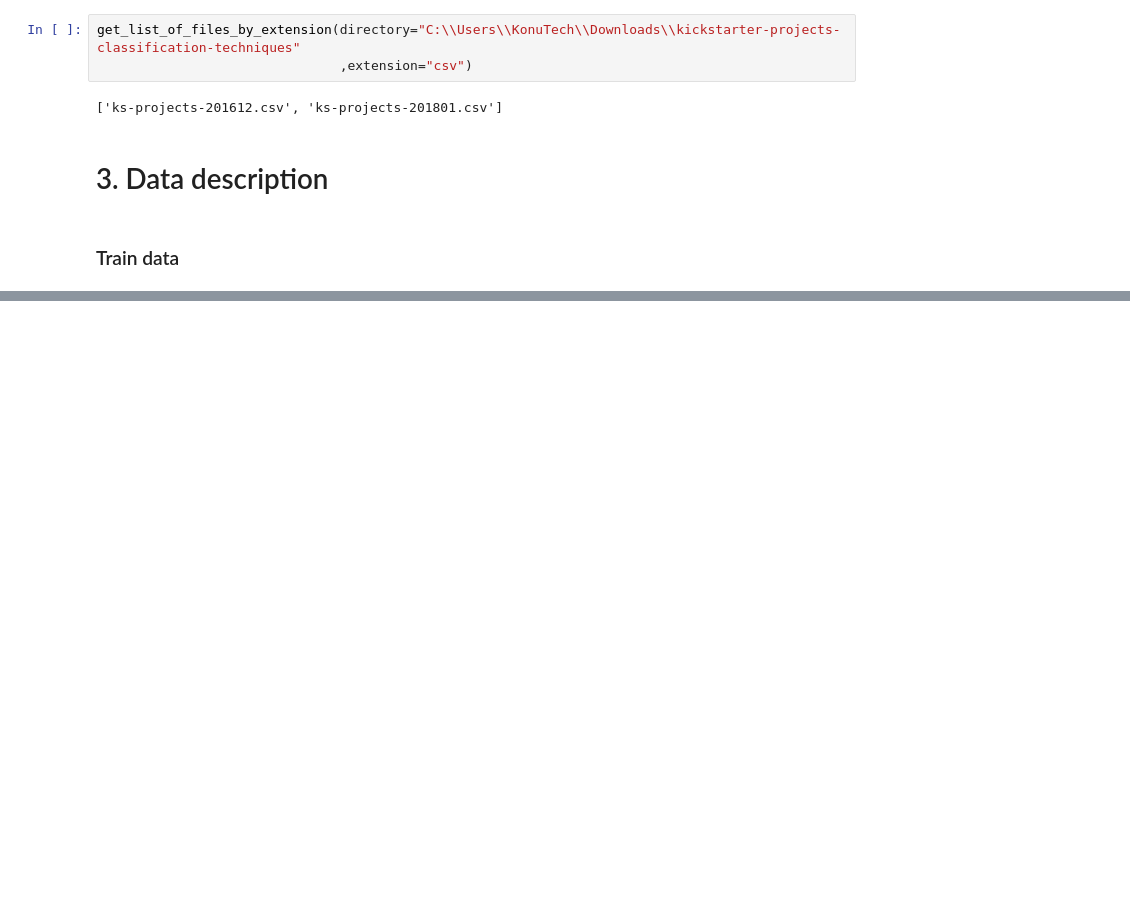
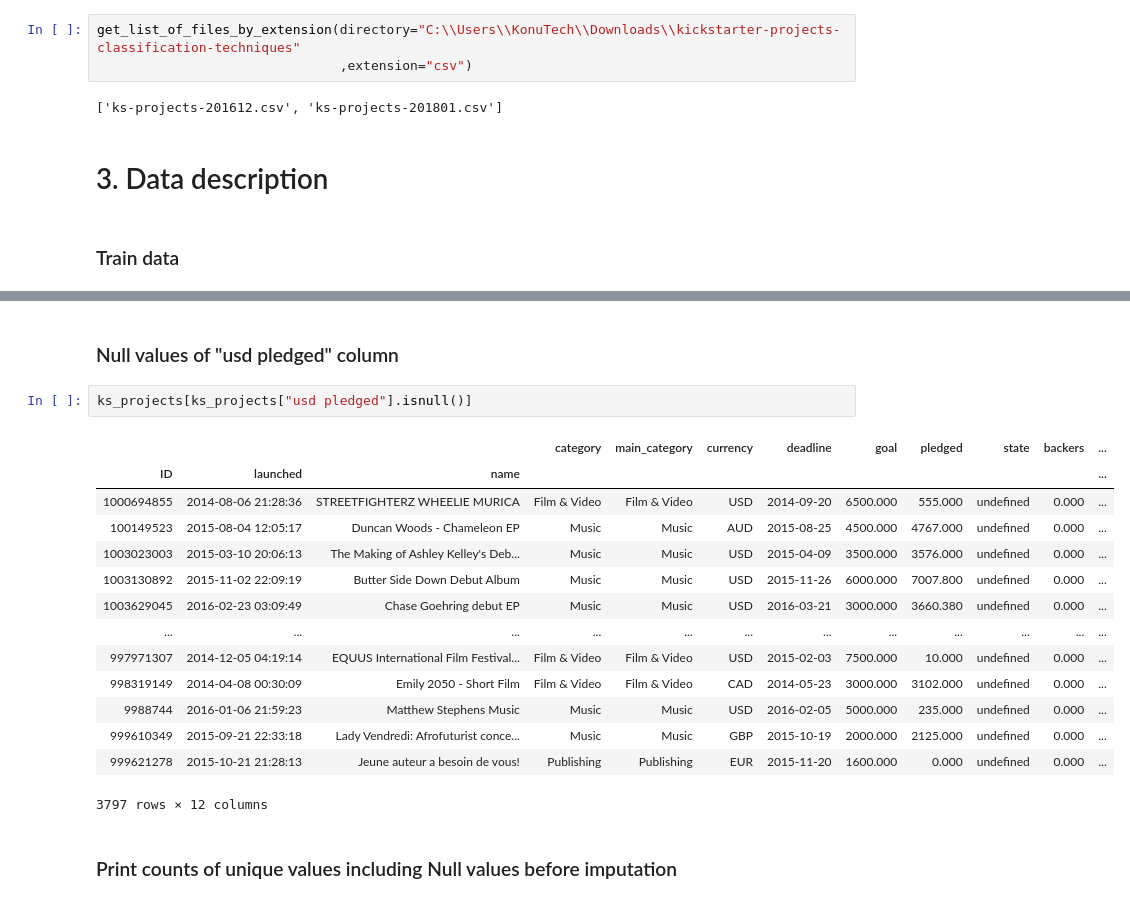
Before and after one commit to KonuTech/kickstarter-projects-classification-techniques, a Jupyter notebook: classification.ipynb, the cells around one changed output, grey strips where cells are left out. Cells and saved outputs as stored; diff of their text form; blank space fills up the shorter version.

```diff
--- a/classification.ipynb
+++ b/classification.ipynb
@@ -67,0 +118,21 @@ memory usage: 43.3+ MB
+# %% [markdown]
+### Null values of "usd pledged" column
+# %%
+ks_projects[ks_projects["usd pledged"].isnull()]
+# %% [output]
+|  |  |  | category | main_category | currency | deadline | goal | pledged | state | backers | ... |
+| ID | launched | name |  |  |  |  |  |  |  |  | ... |
+| 1000694855 | 2014-08-06 21:28:36 | STREETFIGHTERZ WHEELIE MURICA | Film & Video | Film & Video | USD | 2014-09-20 | 6500.000 | 555.000 | undefined | 0.000 | ... |
+| 100149523 | 2015-08-04 12:05:17 | Duncan Woods - Chameleon EP | Music | Music | AUD | 2015-08-25 | 4500.000 | 4767.000 | undefined | 0.000 | ... |
+| 1003023003 | 2015-03-10 20:06:13 | The Making of Ashley Kelley's Deb... | Music | Music | USD | 2015-04-09 | 3500.000 | 3576.000 | undefined | 0.000 | ... |
+| 1003130892 | 2015-11-02 22:09:19 | Butter Side Down Debut Album | Music | Music | USD | 2015-11-26 | 6000.000 | 7007.800 | undefined | 0.000 | ... |
+| 1003629045 | 2016-02-23 03:09:49 | Chase Goehring debut EP | Music | Music | USD | 2016-03-21 | 3000.000 | 3660.380 | undefined | 0.000 | ... |
+| ... | ... | ... | ... | ... | ... | ... | ... | ... | ... | ... | ... |
+| 997971307 | 2014-12-05 04:19:14 | EQUUS International Film Festival... | Film & Video | Film & Video | USD | 2015-02-03 | 7500.000 | 10.000 | undefined | 0.000 | ... |
+| 998319149 | 2014-04-08 00:30:09 | Emily 2050 - Short Film | Film & Video | Film & Video | CAD | 2014-05-23 | 3000.000 | 3102.000 | undefined | 0.000 | ... |
+| 9988744 | 2016-01-06 21:59:23 | Matthew Stephens Music | Music | Music | USD | 2016-02-05 | 5000.000 | 235.000 | undefined | 0.000 | ... |
+| 999610349 | 2015-09-21 22:33:18 | Lady Vendredi: Afrofuturist conce... | Music | Music | GBP | 2015-10-19 | 2000.000 | 2125.000 | undefined | 0.000 | ... |
+| 999621278 | 2015-10-21 21:28:13 | Jeune auteur a besoin de vous! | Publishing | Publishing | EUR | 2015-11-20 | 1600.000 | 0.000 | undefined | 0.000 | ... |
+3797 rows × 12 columns
+# %% [markdown]
+### Print counts of unique values including Null values before imputation
```
Also changed, not shown: parts of 19 cells of this notebook, 2 other files.
